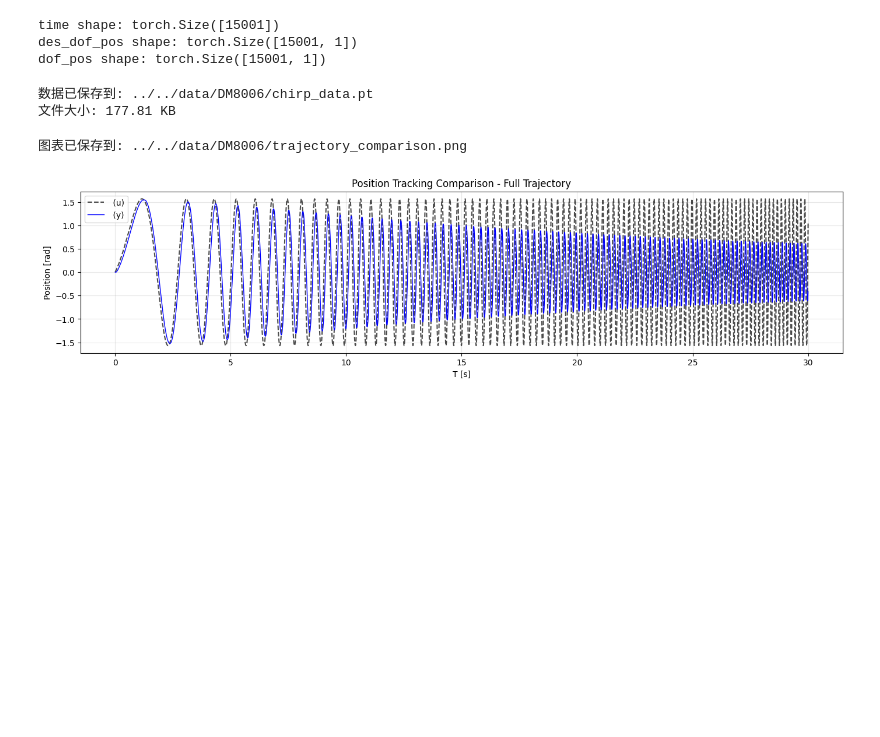
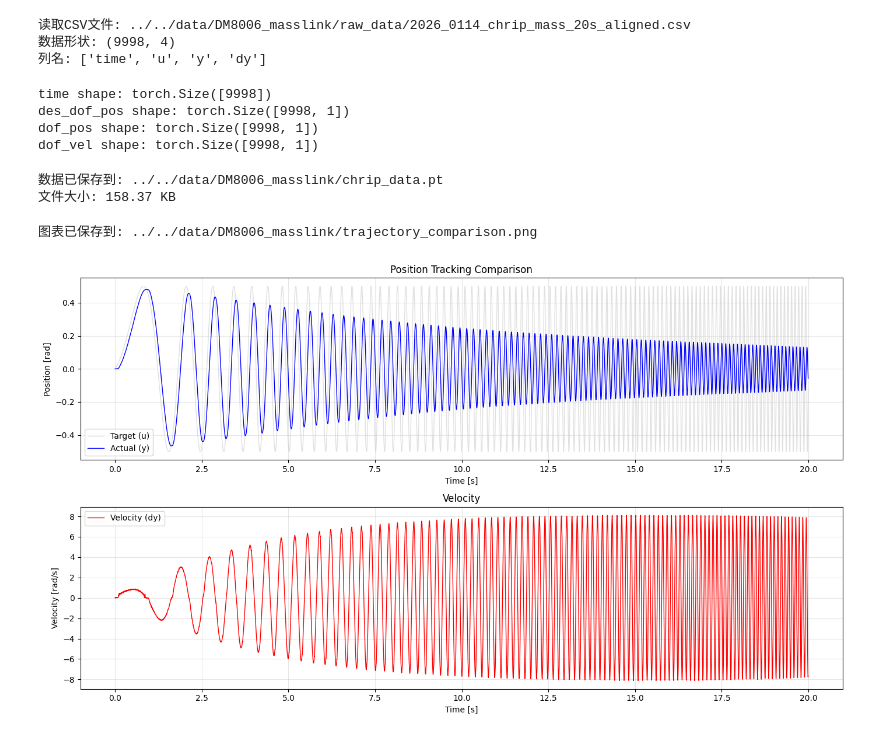
Before and after one commit to zhaobohao-byte/Y1_1Pace, a Jupyter notebook: scripts/utils/csv2pt.ipynb, the cells around one changed output. Drawn from its saved outputs; the diff is of its cells as text; code cells hidden in the pictures; blank space fills up the shorter version.

```diff
--- a/scripts/utils/csv2pt.ipynb
+++ b/scripts/utils/csv2pt.ipynb
@@ -6,28 +6,38 @@ import numpy as np
 from pathlib import Path
 
 # 读取CSV数据
-csv_path = Path("../../data/DM8006/interp1d_DM8006_data.csv")
+csv_path = "../../data/DM8006_masslink/raw_data/2026_0114_chrip_mass_20s_aligned.csv"
 df = pd.read_csv(csv_path)
+print(f"读取CSV文件: {csv_path}")
+print(f"数据形状: {df.shape}")
+print(f"列名: {df.columns.tolist()}")
+# %% [output]
+读取CSV文件: ../../data/DM8006_masslink/raw_data/2026_0114_chrip_mass_20s_aligned.csv
+数据形状: (9998, 4)
+列名: ['time', 'u', 'y', 'dy']
 # %%
 # 将数据转换为torch tensor
 # CSV列: time, u (目标位置), y (实际位置)
 time_data = torch.tensor(df['time'].values, dtype=torch.float32)
 des_dof_pos = torch.tensor(df['u'].values, dtype=torch.float32)
 dof_pos = torch.tensor(df['y'].values, dtype=torch.float32)
-
+dof_vel = torch.tensor(df['dy'].values, dtype=torch.float32)
 des_dof_pos = des_dof_pos.unsqueeze(1)  # shape: [N, 1]
 dof_pos = dof_pos.unsqueeze(1)  # shape: [N, 1]
+dof_vel = dof_vel.unsqueeze(1)  # shape: [N, 1]
 
 print(f"time shape: {time_data.shape}")
 print(f"des_dof_pos shape: {des_dof_pos.shape}")
 print(f"dof_pos shape: {dof_pos.shape}")
+print(f"dof_vel shape: {dof_vel.shape}")
 # %% [output]
-time shape: torch.Size([15001])
-des_dof_pos shape: torch.Size([15001, 1])
-dof_pos shape: torch.Size([15001, 1])
+time shape: torch.Size([9998])
+des_dof_pos shape: torch.Size([9998, 1])
+dof_pos shape: torch.Size([9998, 1])
+dof_vel shape: torch.Size([9998, 1])
 # %%
 # 保存为PT文件
-output_dir = Path("../../data/DM8006")
+output_dir = Path("../../data/DM8006_masslink")
 output_dir.mkdir(parents=True, exist_ok=True)
 
 output_path = output_dir / "chrip_data.pt"
@@ -35,31 +45,42 @@ torch.save({
     "time": time_data,
     "dof_pos": dof_pos,
     "des_dof_pos": des_dof_pos,
+    "dof_vel": dof_vel,
 }, output_path)
 
 print(f"数据已保存到: {output_path}")
 print(f"文件大小: {output_path.stat().st_size / 1024:.2f} KB")
 # %% [output]
-数据已保存到: ../../data/DM8006/chirp_data.pt
-文件大小: 177.81 KB
+数据已保存到: ../../data/DM8006_masslink/chrip_data.pt
+文件大小: 158.37 KB
 # %%
 # 绘制完整轨迹对比图
-plt.figure(figsize=(14, 10))
+plt.figure(figsize=(14, 8))
 
-# 子图1: 位置对比（完整数据）
-plt.subplot(3, 1, 1)
-plt.plot(time_data.numpy(), des_dof_pos[:, 0].numpy(), 'k--', label=' (u)', linewidth=1.5, alpha=0.7)
-plt.plot(time_data.numpy(), dof_pos[:, 0].numpy(), 'b-', label=' (y)', linewidth=1)
-plt.xlabel('T [s]')
+# 子图1: 位置对比
+plt.subplot(2, 1, 1)
+plt.plot(time_data.numpy(), des_dof_pos[:, 0].numpy(), color='lightgray', label='Target (u)', linewidth=1, alpha=0.7)
+plt.plot(time_data.numpy(), dof_pos[:, 0].numpy(), 'b-', label='Actual (y)', linewidth=1)
+plt.xlabel('Time [s]')
 plt.ylabel('Position [rad]')
-plt.title('Position Tracking Comparison - Full Trajectory')
+plt.title('Position Tracking Comparison')
+plt.legend()
+plt.grid(True, alpha=0.3)
+
+# 子图2: 速度对比
+plt.subplot(2, 1, 2)
+plt.plot(time_data.numpy(), dof_vel[:, 0].numpy(), 'r-', label='Velocity (dy)', linewidth=1)
+plt.xlabel('Time [s]')
+plt.ylabel('Velocity [rad/s]')
+plt.title('Velocity')
 plt.legend()
 plt.grid(True, alpha=0.3)
 
 plt.tight_layout()
-plt.savefig('../../data/DM8006/trajectory_comparison.png', dpi=150, bbox_inches='tight')
-print("图表已保存到: ../../data/DM8006/trajectory_comparison.png")
+plot_path = Path("../../data/DM8006_masslink/trajectory_comparison.png")
+plt.savefig(plot_path, dpi=150, bbox_inches='tight')
+print(f"图表已保存到: {plot_path}")
 plt.show()
 # %% [output]
-图表已保存到: ../../data/DM8006/trajectory_comparison.png
+图表已保存到: ../../data/DM8006_masslink/trajectory_comparison.png
-[figure, old version]
+[figure, new version]
```
Also changed, not shown: 8 other files.
